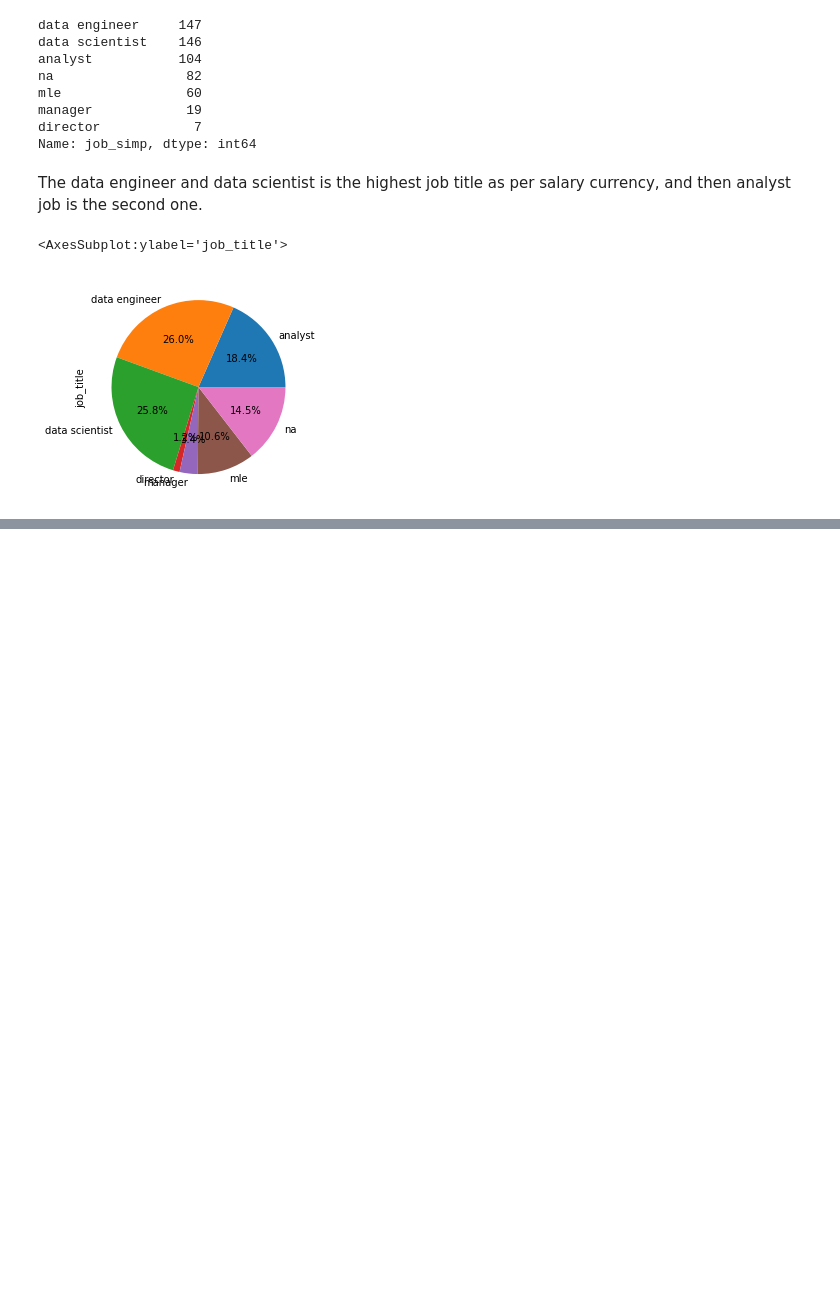
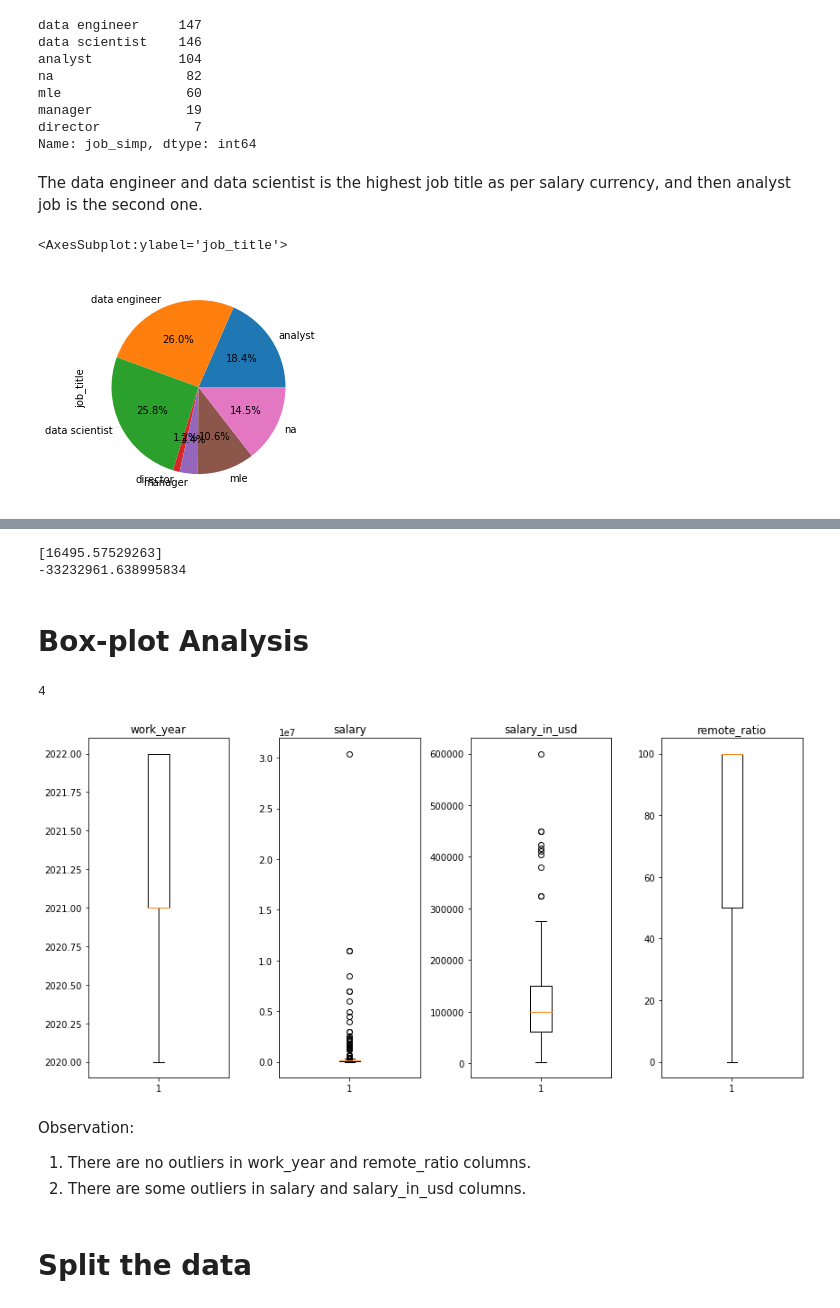
Before and after one commit to ceceliamcmillan/FinalProjectGroup01, a Jupyter notebook: NensiPandya- Final Project.ipynb, the cells around one changed output, grey strips where cells are left out. Saved outputs shown, nothing was run; the diff lists cells and outputs as text; code cells hidden in the pictures; blank space fills up the shorter version.

Commit message:
Add files via upload
Update machine learning model

```diff
--- a/NensiPandya- Final Project.ipynb
+++ b/NensiPandya- Final Project.ipynb
@@ -369,0 +364,5 @@ print(model.intercept_)
+# %%
+# Separate colums numerical value and categorical value
+all_columns = df.columns.to_list()
+numerical = ['work_year', 'salary', 'salary_in_usd', 'remote_ratio']
+categorical = list(set(all_columns) - set(numerical))
@@ -369,0 +462,30 @@ print(model.intercept_)
+# %%
+print(model.coef_)
+print(model.intercept_)
+# %% [output]
+[16495.57529263]
+-33232961.638995834
+# %% [markdown]
+# Box-plot Analysis
+# %%
+features = numerical
+len(features)
+# %% [output]
+4
+# %%
+plt.figure(figsize=(12,6))
+
+# create a for-loop for better analysis
+for i in range(0, len(features)):
+    plt.subplot(1, len(features), i+1)
+    plt.boxplot(x=df[features[i]])
+    plt.tight_layout()
+    plt.title(features[i])
+# %% [output]
+[figure, added]
+# %% [markdown]
+Observation:
+1. There are no outliers in work_year and remote_ratio columns.
+2. There are some outliers in salary and salary_in_usd columns.
+# %% [markdown]
+# Split the data
```
Also changed, not shown: parts of 32 cells of this notebook.
